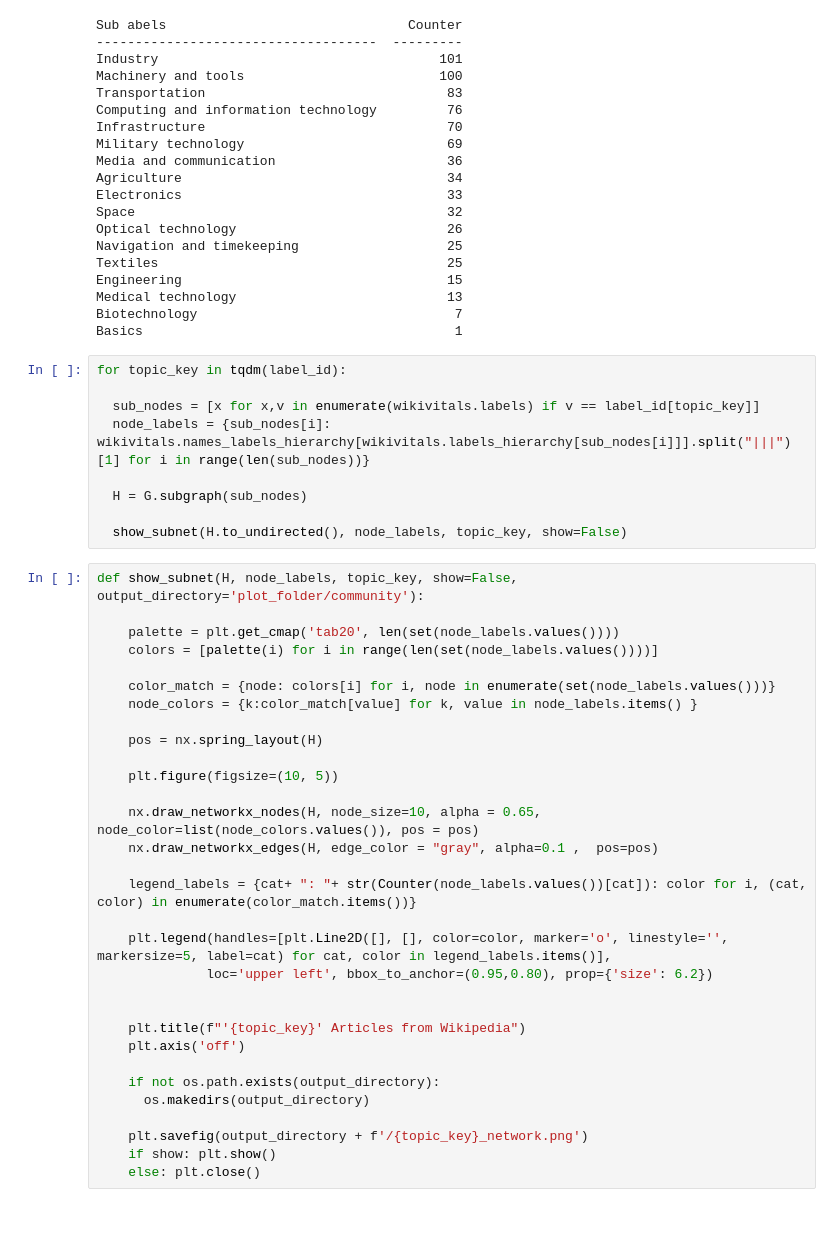
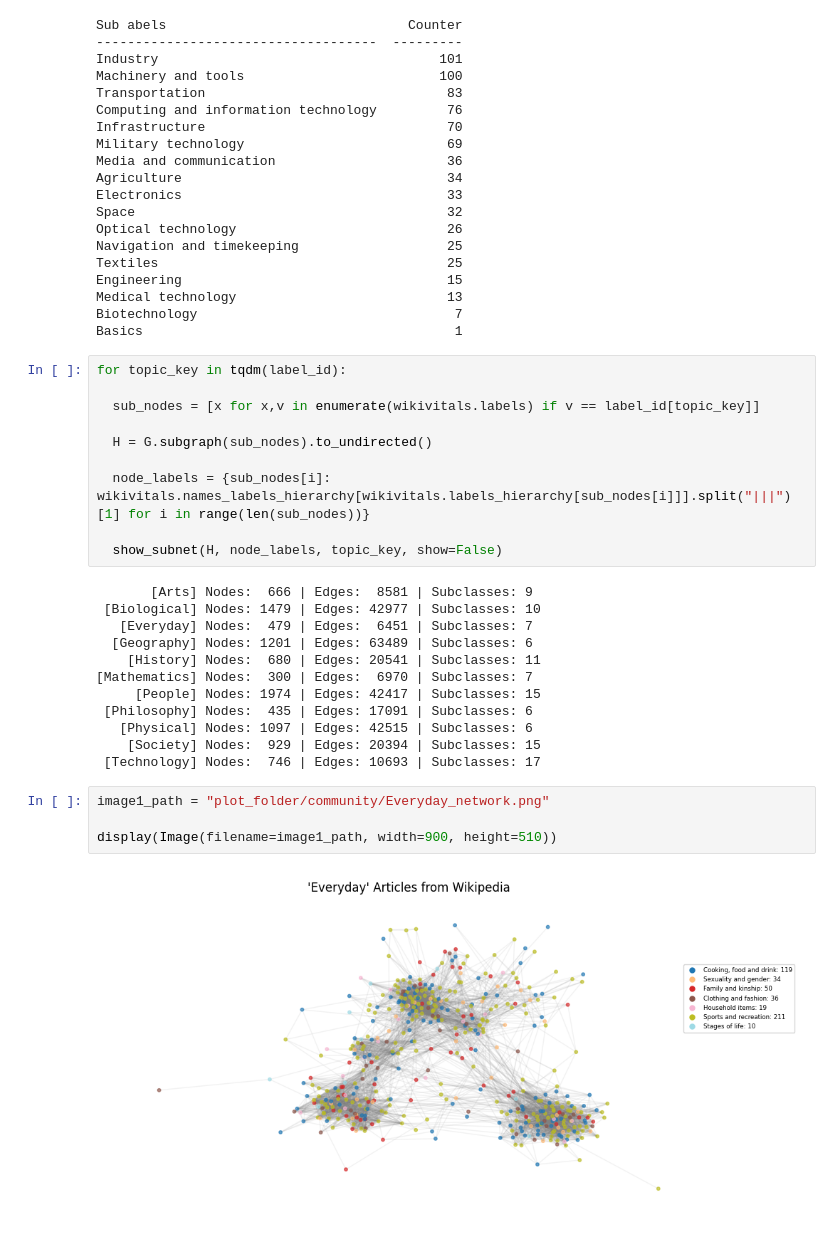
Before and after one commit to LM1997610/Social_Networks, a Jupyter notebook: Project/Untitled30.ipynb, the cells around one changed output. Drawn from its saved outputs; the diff is of its cells as text; blank space fills up the shorter version.

```diff
--- a/Project/Untitled30.ipynb
+++ b/Project/Untitled30.ipynb
@@ -473,39 +473,27 @@ Basics                                        1
 for topic_key in tqdm(label_id):
 
   sub_nodes = [x for x,v in enumerate(wikivitals.labels) if v == label_id[topic_key]]
+
+  H = G.subgraph(sub_nodes).to_undirected()
+
   node_labels = {sub_nodes[i]: wikivitals.names_labels_hierarchy[wikivitals.labels_hierarchy[sub_nodes[i]]].split("|||")[1] for i in range(len(sub_nodes))}
 
-  H = G.subgraph(sub_nodes)
-
-  show_subnet(H.to_undirected(), node_labels, topic_key, show=False)
+  show_subnet(H, node_labels, topic_key, show=False)
+# %% [output]
+       [Arts] Nodes:  666 | Edges:  8581 | Subclasses: 9
+ [Biological] Nodes: 1479 | Edges: 42977 | Subclasses: 10
+   [Everyday] Nodes:  479 | Edges:  6451 | Subclasses: 7
+  [Geography] Nodes: 1201 | Edges: 63489 | Subclasses: 6
+    [History] Nodes:  680 | Edges: 20541 | Subclasses: 11
+[Mathematics] Nodes:  300 | Edges:  6970 | Subclasses: 7
+     [People] Nodes: 1974 | Edges: 42417 | Subclasses: 15
+ [Philosophy] Nodes:  435 | Edges: 17091 | Subclasses: 6
+   [Physical] Nodes: 1097 | Edges: 42515 | Subclasses: 6
+    [Society] Nodes:  929 | Edges: 20394 | Subclasses: 15
+ [Technology] Nodes:  746 | Edges: 10693 | Subclasses: 17
-# %%
-def show_subnet(H, node_labels, topic_key, show=False, output_directory='plot_folder/community'):
-
-    palette = plt.get_cmap('tab20', len(set(node_labels.values())))
-    colors = [palette(i) for i in range(len(set(node_labels.values())))]
-
-    color_match = {node: colors[i] for i, node in enumerate(set(node_labels.values()))}
-    node_colors = {k:color_match[value] for k, value in node_labels.items() }
-
-    pos = nx.spring_layout(H)
-
-    plt.figure(figsize=(10, 5))
-
-    nx.draw_networkx_nodes(H, node_size=10, alpha = 0.65, node_color=list(node_colors.values()), pos = pos)
-    nx.draw_networkx_edges(H, edge_color = "gray", alpha=0.1 ,  pos=pos)
-
-    legend_labels = {cat+ ": "+ str(Counter(node_labels.values())[cat]): color for i, (cat, color) in enumerate(color_match.items())}
-
-    plt.legend(handles=[plt.Line2D([], [], color=color, marker='o', linestyle='', markersize=5, label=cat) for cat, color in legend_labels.items()],
-              loc='upper left', bbox_to_anchor=(0.95,0.80), prop={'size': 6.2})
-
-
-    plt.title(f"'{topic_key}' Articles from Wikipedia")
-    plt.axis('off')
-
-    if not os.path.exists(output_directory):
-      os.makedirs(output_directory)
-
-    plt.savefig(output_directory + f'/{topic_key}_network.png')
-    if show: plt.show()
-    else: plt.close()
+# %%
+image1_path = "plot_folder/community/Everyday_network.png"
+
+display(Image(filename=image1_path, width=900, height=510))
+# %% [output]
+[figure, added]
```
Also changed, not shown: parts of 4 cells of this notebook.
